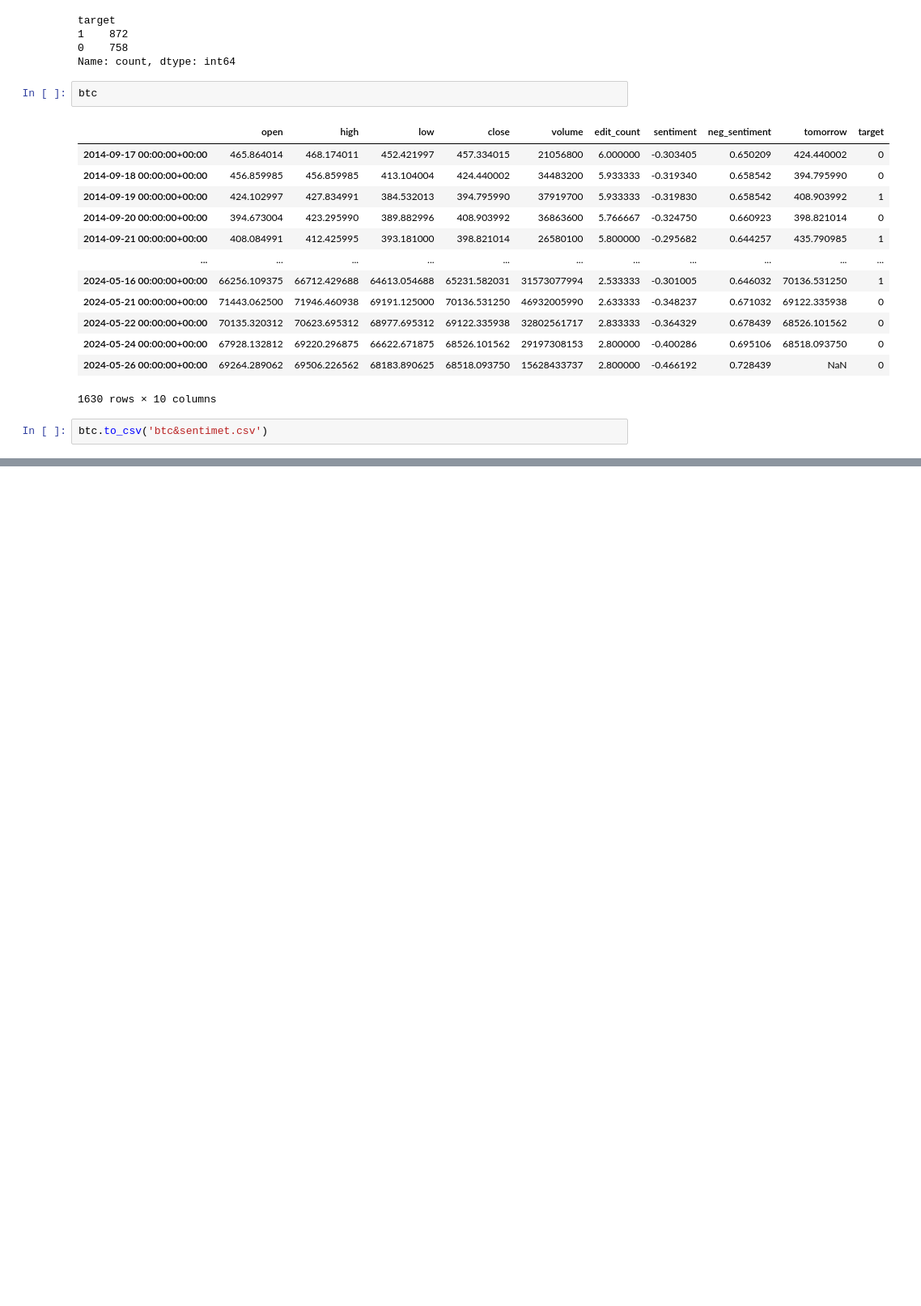
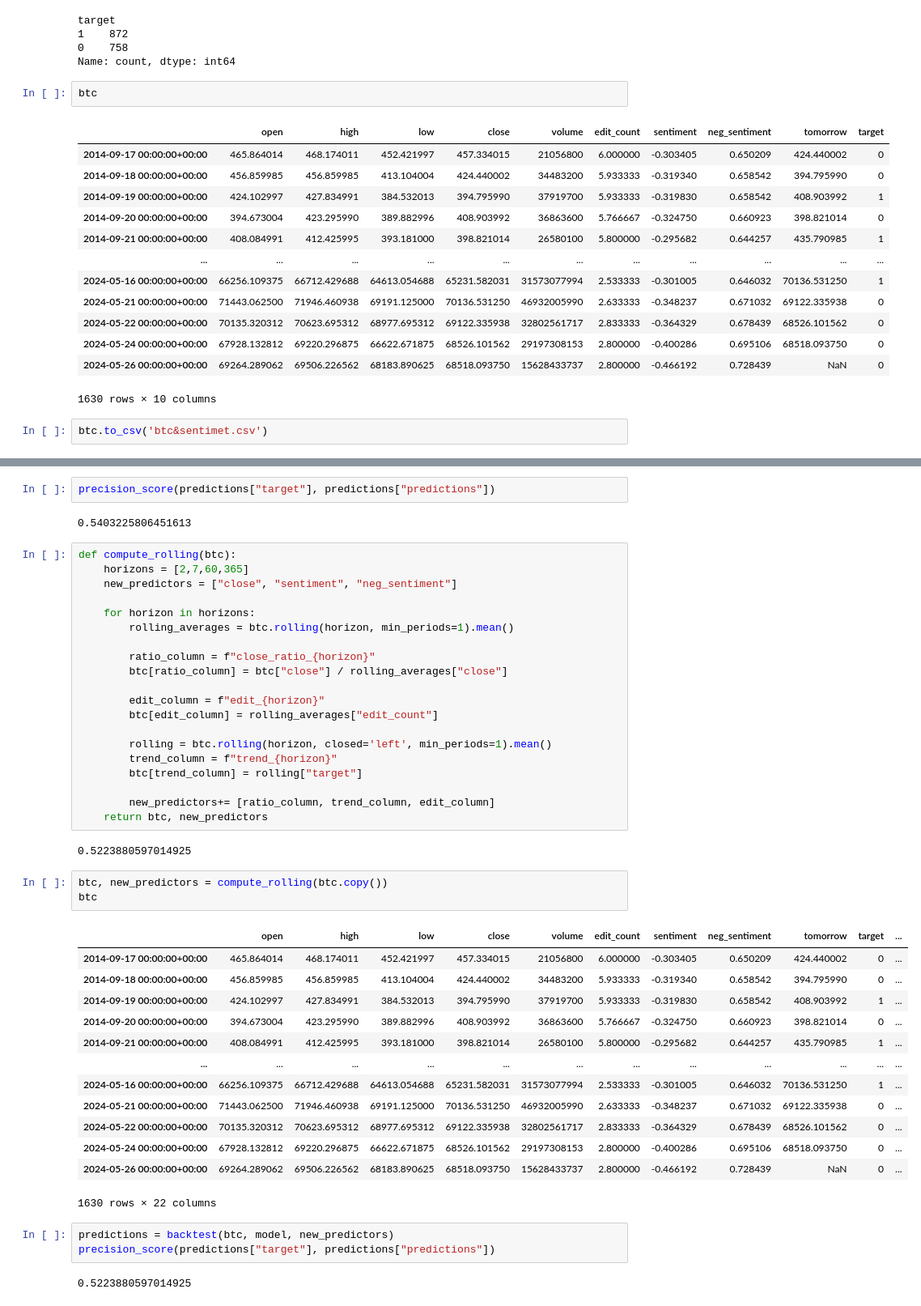
Before and after one commit to SWAGATSWAROOP/HackBrokers, a Jupyter notebook: backend-python/Dataset collection/bitcoin/predict_bitcoin.ipynb, the cells around one changed output, grey strips where cells are left out. Shown at 81% size. Saved outputs shown, nothing was run; the diff lists cells and outputs as text; blank space fills up the shorter version.

Commit message:
prediction

```diff
--- a/backend-python/Dataset collection/bitcoin/bitcoin.ipynb
+++ b/backend-python/Dataset collection/bitcoin/predict_bitcoin.ipynb
@@ -106,0 +156,48 @@ btc.to_csv('btc&sentimet.csv')
+# %%
+precision_score(predictions["target"], predictions["predictions"])
+# %% [output]
+0.5403225806451613
+# %%
+def compute_rolling(btc):
+    horizons = [2,7,60,365]
+    new_predictors = ["close", "sentiment", "neg_sentiment"]
+
+    for horizon in horizons:
+        rolling_averages = btc.rolling(horizon, min_periods=1).mean()
+
+        ratio_column = f"close_ratio_{horizon}"
+        btc[ratio_column] = btc["close"] / rolling_averages["close"]
+
+        edit_column = f"edit_{horizon}"
+        btc[edit_column] = rolling_averages["edit_count"]
+
+        rolling = btc.rolling(horizon, closed='left', min_periods=1).mean()
+        trend_column = f"trend_{horizon}"
+        btc[trend_column] = rolling["target"]
+
+        new_predictors+= [ratio_column, trend_column, edit_column]
+    return btc, new_predictors
+# %% [output]
+0.5223880597014925
+# %%
+btc, new_predictors = compute_rolling(btc.copy())
+btc
+# %% [output]
+|  | open | high | low | close | volume | edit_count | sentiment | neg_sentiment | tomorrow | target | ... |
+| 2014-09-17 00:00:00+00:00 | 465.864014 | 468.174011 | 452.421997 | 457.334015 | 21056800 | 6.000000 | -0.303405 | 0.650209 | 424.440002 | 0 | ... |
+| 2014-09-18 00:00:00+00:00 | 456.859985 | 456.859985 | 413.104004 | 424.440002 | 34483200 | 5.933333 | -0.319340 | 0.658542 | 394.795990 | 0 | ... |
+| 2014-09-19 00:00:00+00:00 | 424.102997 | 427.834991 | 384.532013 | 394.795990 | 37919700 | 5.933333 | -0.319830 | 0.658542 | 408.903992 | 1 | ... |
+| 2014-09-20 00:00:00+00:00 | 394.673004 | 423.295990 | 389.882996 | 408.903992 | 36863600 | 5.766667 | -0.324750 | 0.660923 | 398.821014 | 0 | ... |
+| 2014-09-21 00:00:00+00:00 | 408.084991 | 412.425995 | 393.181000 | 398.821014 | 26580100 | 5.800000 | -0.295682 | 0.644257 | 435.790985 | 1 | ... |
+| ... | ... | ... | ... | ... | ... | ... | ... | ... | ... | ... | ... |
+| 2024-05-16 00:00:00+00:00 | 66256.109375 | 66712.429688 | 64613.054688 | 65231.582031 | 31573077994 | 2.533333 | -0.301005 | 0.646032 | 70136.531250 | 1 | ... |
+| 2024-05-21 00:00:00+00:00 | 71443.062500 | 71946.460938 | 69191.125000 | 70136.531250 | 46932005990 | 2.633333 | -0.348237 | 0.671032 | 69122.335938 | 0 | ... |
+| 2024-05-22 00:00:00+00:00 | 70135.320312 | 70623.695312 | 68977.695312 | 69122.335938 | 32802561717 | 2.833333 | -0.364329 | 0.678439 | 68526.101562 | 0 | ... |
+| 2024-05-24 00:00:00+00:00 | 67928.132812 | 69220.296875 | 66622.671875 | 68526.101562 | 29197308153 | 2.800000 | -0.400286 | 0.695106 | 68518.093750 | 0 | ... |
+| 2024-05-26 00:00:00+00:00 | 69264.289062 | 69506.226562 | 68183.890625 | 68518.093750 | 15628433737 | 2.800000 | -0.466192 | 0.728439 | NaN | 0 | ... |
+1630 rows × 22 columns
+# %%
+predictions = backtest(btc, model, new_predictors)
+precision_score(predictions["target"], predictions["predictions"])
+# %% [output]
+0.5223880597014925
```
Also changed, not shown: parts of 6 cells of this notebook, 1 other file.
